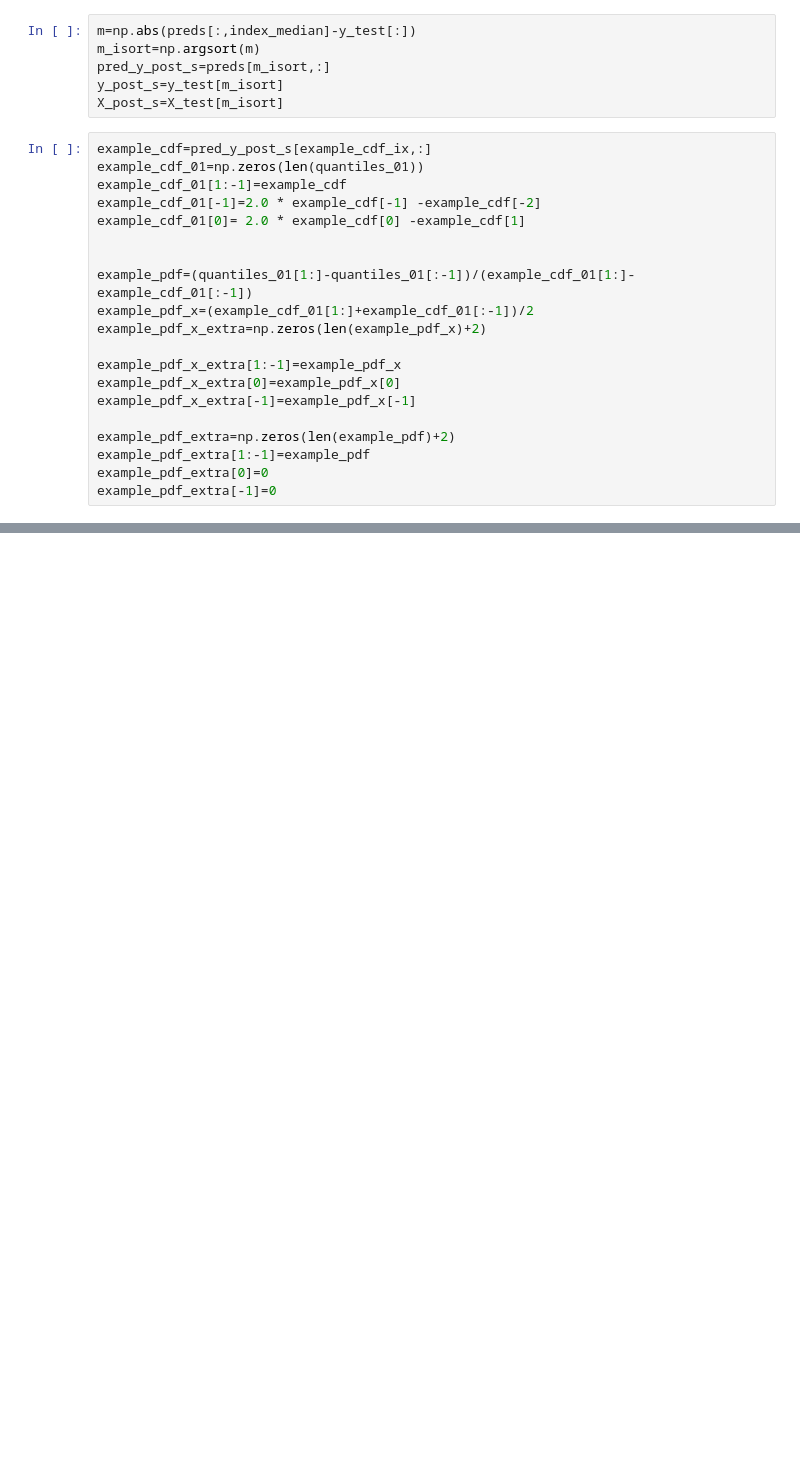
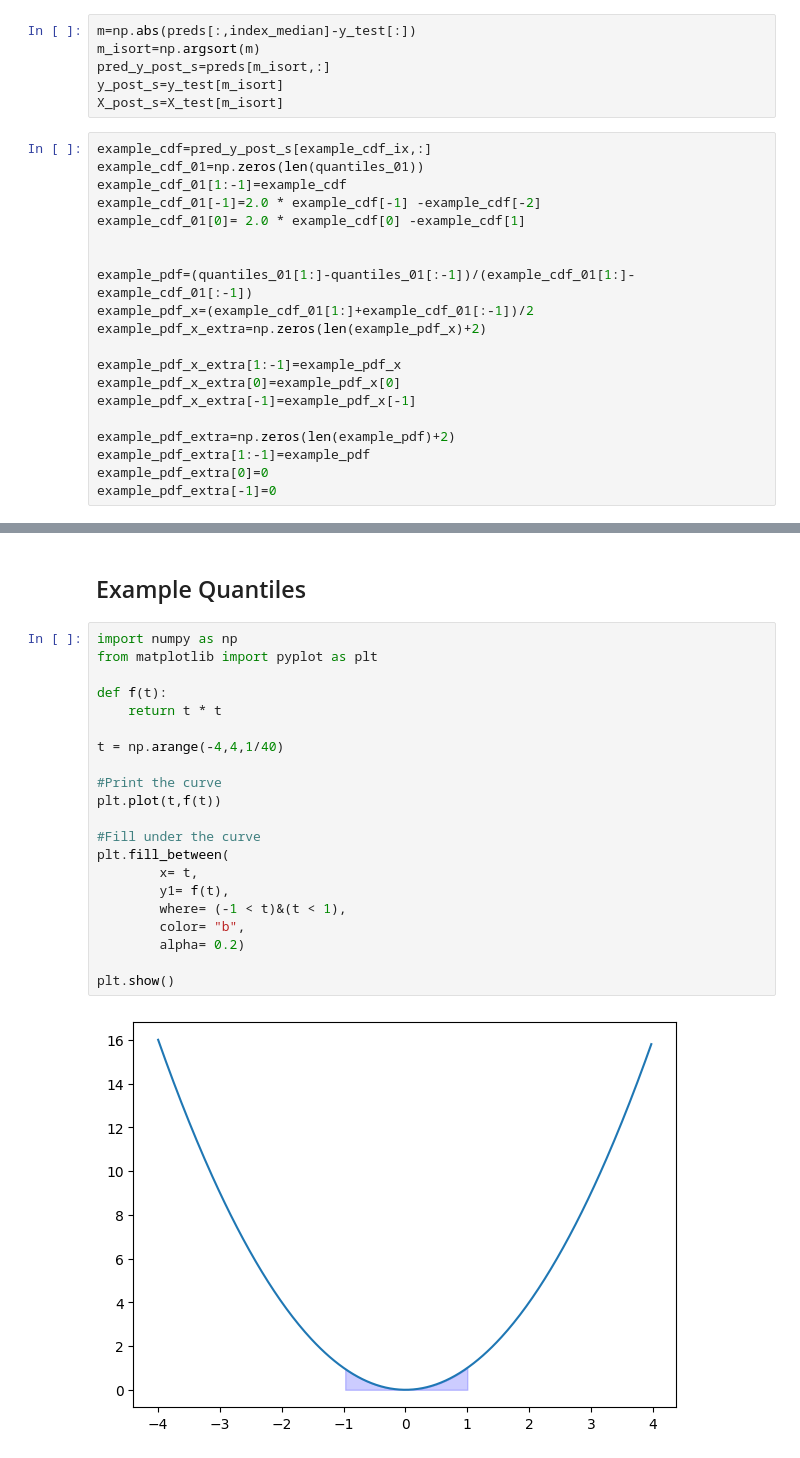
Before and after one commit to chiara-aisweden/cloud_rm, a Jupyter notebook: Cloud_rm/qrnn_example.ipynb, the cells around one changed output, grey strips where cells are left out. Drawn from its saved outputs; the diff is of its cells as text; blank space fills up the shorter version.

```diff
--- a/Cloud_rm/qrnn_example.ipynb
+++ b/Cloud_rm/qrnn_example.ipynb
@@ -350,0 +351,25 @@ plt.show()
+# %% [markdown]
+## Example Quantiles
+# %%
+import numpy as np
+from matplotlib import pyplot as plt
+
+def f(t):
+    return t * t
+
+t = np.arange(-4,4,1/40)
+
+#Print the curve
+plt.plot(t,f(t))
+
+#Fill under the curve
+plt.fill_between(
+        x= t,
+        y1= f(t),
+        where= (-1 < t)&(t < 1),
+        color= "b",
+        alpha= 0.2)
+
+plt.show()
+# %% [output]
+[figure, added]
```
Also changed, not shown: parts of 15 cells of this notebook, 1 other file.
